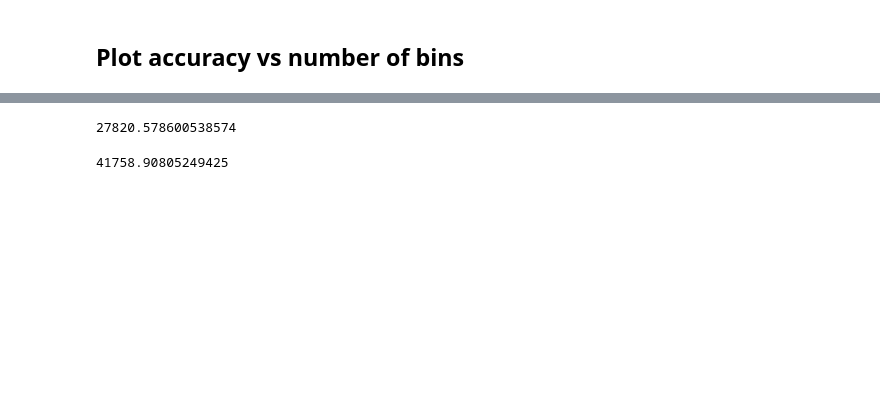
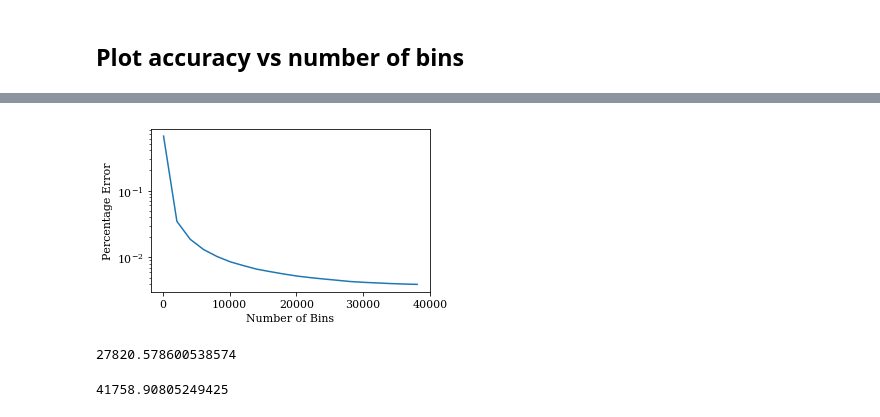
Before and after one commit to miarobin/Level4Project, a Jupyter notebook: KBinsLO.ipynb, the cells around one changed output, grey strips where cells are left out. Drawn from its saved outputs; the diff is of its cells as text; code cells hidden in the pictures; blank space fills up the shorter version.

```diff
--- a/KBinsLO.ipynb
+++ b/KBinsLO.ipynb
@@ -58,11 +77,12 @@ mom_test = pipeline.transform(mom_test) #Rescale on test set
 # %%
-linreg = LinearRegression().fit(mom_train, me_train)
+ #Prediction on test set
 
-me_predict_lin = linreg.predict(mom_test) #Prediction on test set
 lin_mse = mean_squared_error(me_test, me_predict_lin)
-print('RMSE: {}'.format(np.sqrt(lin_mse)))
+print('RMSE Test: {}'.format(np.sqrt(lin_mse)))
 
+lin_mse = mean_squared_error(me_train, linreg.predict(mom_train))
+print('RMSE Train: {}'.format(np.sqrt(lin_mse)))
 
-lin_perc = np.mean(100*np.divide(np.abs(me_test - me_predict_lin), me_test))
+lin_perc = 100*np.mean(np.divide(np.abs(me_test - me_predict_lin), me_test))
 print('Percentage Error: {}'.format(lin_perc))
 # %% [output]
@@ -140,6 +167,9 @@ pyplot.savefig('MultipliedKBinsError.png')
 ## Plot accuracy vs number of bins
 # %%
 def changeBins(n_bins, input_train, input_test, output_train, output_test):
+    input_train = np.array([np.ndarray.flatten(np.array(element)) for element in input_train])
+    input_test = np.array([np.ndarray.flatten(np.array(element)) for element in input_test])
+
     ##Data transformation
     pipeline = Pipeline([
         ('scaler', StandardScaler()), #Rescale Data.
@@ -154,7 +184,8 @@ def changeBins(n_bins, input_train, input_test, output_train, output_test):
     me_predict = linreg.predict(temp_test) #Prediction on test set
     lin_mse = mean_squared_error(output_test, me_predict)
 
-    lin_perc = np.mean(100*np.divide(np.abs(output_test - me_predict), output_test))
+    #print(np.divide(np.abs(output_test - me_predict), output_test))
+    lin_perc = 100*np.mean(np.divide(np.abs(output_test - me_predict), output_test))
 
     return lin_perc
 # %%
@@ -172,7 +203,7 @@ mom_test = np.multiply(mom_test, test)
 mom_train = np.append(mom_train, DataPreprocessing.mandel_creation(combs, mom_train_r).T, axis=1)
 mom_test = np.append(mom_test, DataPreprocessing.mandel_creation(combs, mom_test_r).T, axis=1)
 
-n_bins_arr = range(100, 1000, 100)
+n_bins_arr = range(100, 10000, 1000)
 result = []
 for n_bins in n_bins_arr:
     temp = changeBins(n_bins, mom_train, mom_test, me_train, me_test)
@@ -188,0 +214,11 @@ pyplot.savefig('RMSE_kBins_Overfit')
+# %%
+##Obtain & process data NPY
+me_train, mom_train_r = DataPreprocessing.npy('LO/MG_uuxg_2/me_1000000.npy', 'LO/MG_uuxg_2/mom_1000000.npy', ['1,3','2,3'], frac=1)
+me_test, mom_test_r = DataPreprocessing.npy('LO/MG_uuxg_2/me_100000.npy', 'LO/MG_uuxg_2/mom_100000.npy', ['1,3','2,3'], frac=1)
+
+n_bins_arr = range(100, 40000, 2000)
+result = []
+for n_bins in n_bins_arr:
+    temp = changeBins(n_bins, mom_train_r, mom_test_r, me_train, me_test)
+    print(temp)
+    result.append(temp)
@@ -189,3 +246,19 @@ pyplot.savefig('RMSE_kBins_Overfit')
+# %%
+from matplotlib import rcParams
+
+rcParams['font.family'] = 'Serif'
+rcParams['font.size'] = 11
+
+fig = pyplot.figure(figsize=(5, 3))
+
+pyplot.xlabel('Number of Bins')
+pyplot.ylabel('Percentage Error')
+pyplot.plot(n_bins_arr, result)
+
+pyplot.yscale('log')
+pyplot.savefig('KBINS_NBins.png')
+# %% [output]
+[figure, added]
 # %%
 print(np.mean(me_test))
 # %% [output]
```
Also changed, not shown: parts of 13 cells of this notebook, 13 other files.
